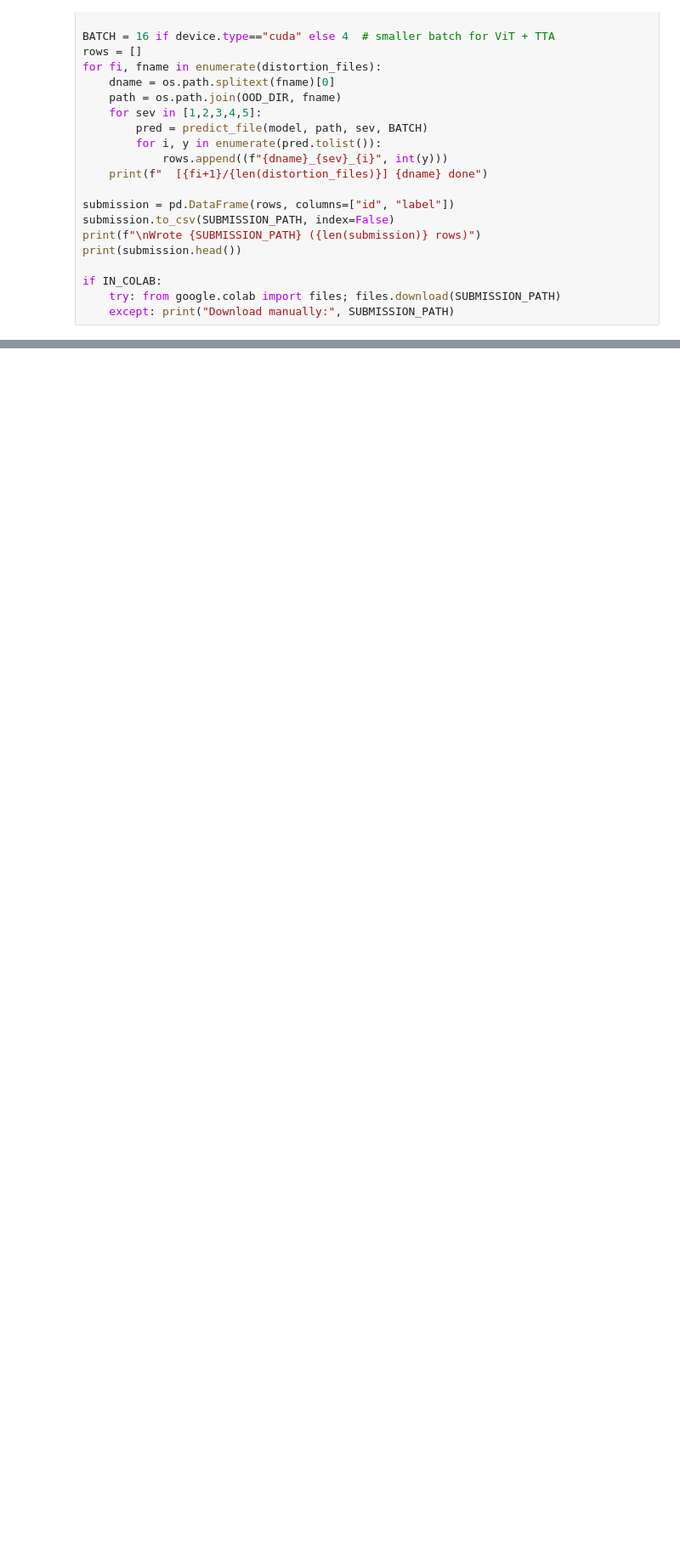
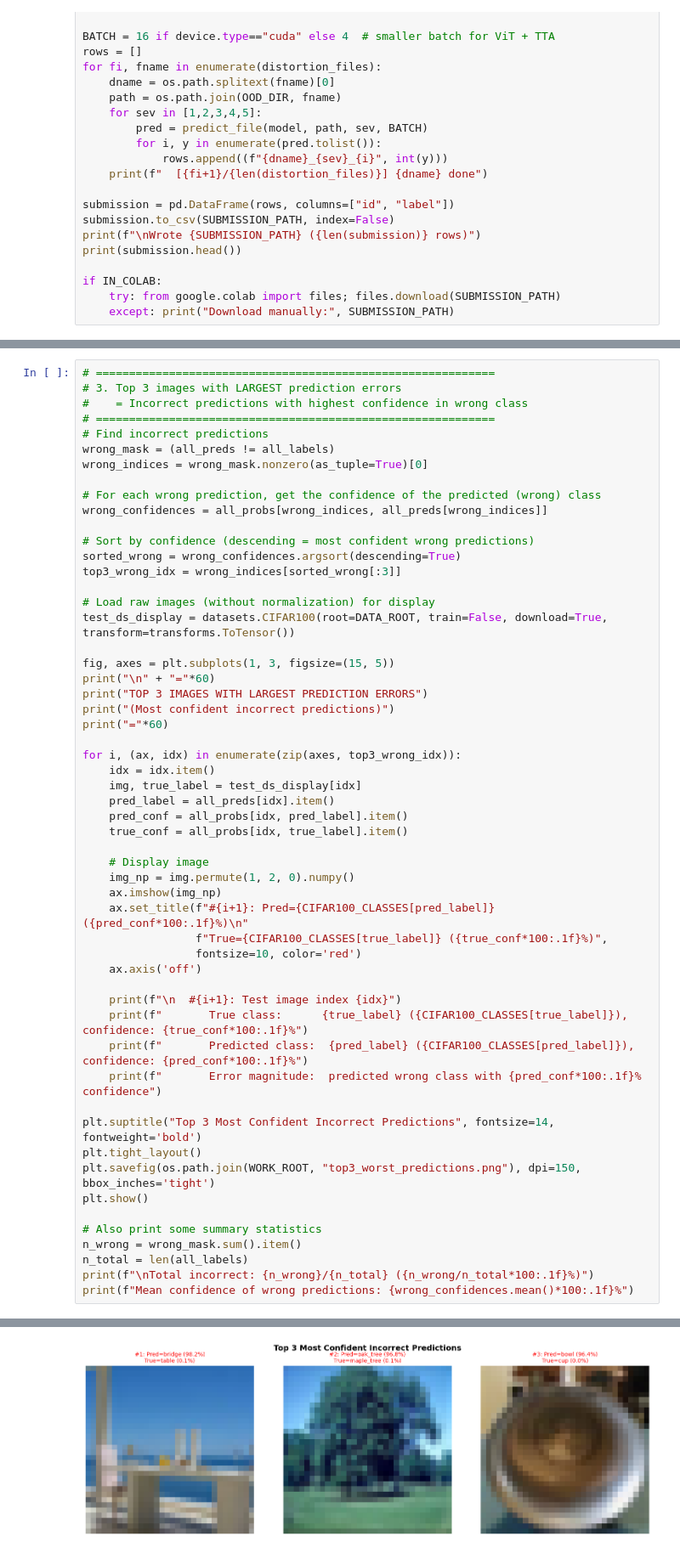
Before and after one commit to 2003Ankita/ObjectRecognizer, a Jupyter notebook: part3_vit.ipynb, the cells around one changed output, grey strips where cells are left out. Shown at 85% size. Cells and saved outputs as stored; diff of their text form; blank space fills up the shorter version.

```diff
--- a/part3_vit.ipynb
+++ b/part3_vit.ipynb
@@ -303,0 +479,56 @@ if IN_COLAB:
+# %%
+# ============================================================
+# 3. Top 3 images with LARGEST prediction errors
+#    = Incorrect predictions with highest confidence in wrong class
+# ============================================================
+# Find incorrect predictions
+wrong_mask = (all_preds != all_labels)
+wrong_indices = wrong_mask.nonzero(as_tuple=True)[0]
+
+# For each wrong prediction, get the confidence of the predicted (wrong) class
+wrong_confidences = all_probs[wrong_indices, all_preds[wrong_indices]]
+
+# Sort by confidence (descending = most confident wrong predictions)
+sorted_wrong = wrong_confidences.argsort(descending=True)
+top3_wrong_idx = wrong_indices[sorted_wrong[:3]]
+
+# Load raw images (without normalization) for display
+test_ds_display = datasets.CIFAR100(root=DATA_ROOT, train=False, download=True, transform=transforms.ToTensor())
+
+fig, axes = plt.subplots(1, 3, figsize=(15, 5))
+print("\n" + "="*60)
+print("TOP 3 IMAGES WITH LARGEST PREDICTION ERRORS")
+print("(Most confident incorrect predictions)")
+print("="*60)
+
+for i, (ax, idx) in enumerate(zip(axes, top3_wrong_idx)):
+    idx = idx.item()
+    img, true_label = test_ds_display[idx]
+    pred_label = all_preds[idx].item()
+    pred_conf = all_probs[idx, pred_label].item()
+    true_conf = all_probs[idx, true_label].item()
+
+    # Display image
+    img_np = img.permute(1, 2, 0).numpy()
+    ax.imshow(img_np)
+    ax.set_title(f"#{i+1}: Pred={CIFAR100_CLASSES[pred_label]} ({pred_conf*100:.1f}%)\n"
+                 f"True={CIFAR100_CLASSES[true_label]} ({true_conf*100:.1f}%)",
+                 fontsize=10, color='red')
+    ax.axis('off')
+
+    print(f"\n  #{i+1}: Test image index {idx}")
+    print(f"       True class:      {true_label} ({CIFAR100_CLASSES[true_label]}), confidence: {true_conf*100:.1f}%")
+    print(f"       Predicted class:  {pred_label} ({CIFAR100_CLASSES[pred_label]}), confidence: {pred_conf*100:.1f}%")
+    print(f"       Error magnitude:  predicted wrong class with {pred_conf*100:.1f}% confidence")
+
+plt.suptitle("Top 3 Most Confident Incorrect Predictions", fontsize=14, fontweight='bold')
+plt.tight_layout()
+plt.savefig(os.path.join(WORK_ROOT, "top3_worst_predictions.png"), dpi=150, bbox_inches='tight')
+plt.show()
+
+# Also print some summary statistics
+n_wrong = wrong_mask.sum().item()
+n_total = len(all_labels)
+print(f"\nTotal incorrect: {n_wrong}/{n_total} ({n_wrong/n_total*100:.1f}%)")
+print(f"Mean confidence of wrong predictions: {wrong_confidences.mean()*100:.1f}%")
+# %% [output]
@@ -303,0 +554 @@ if IN_COLAB:
+[figure, added]
```
Also changed, not shown: parts of 11 cells of this notebook.
